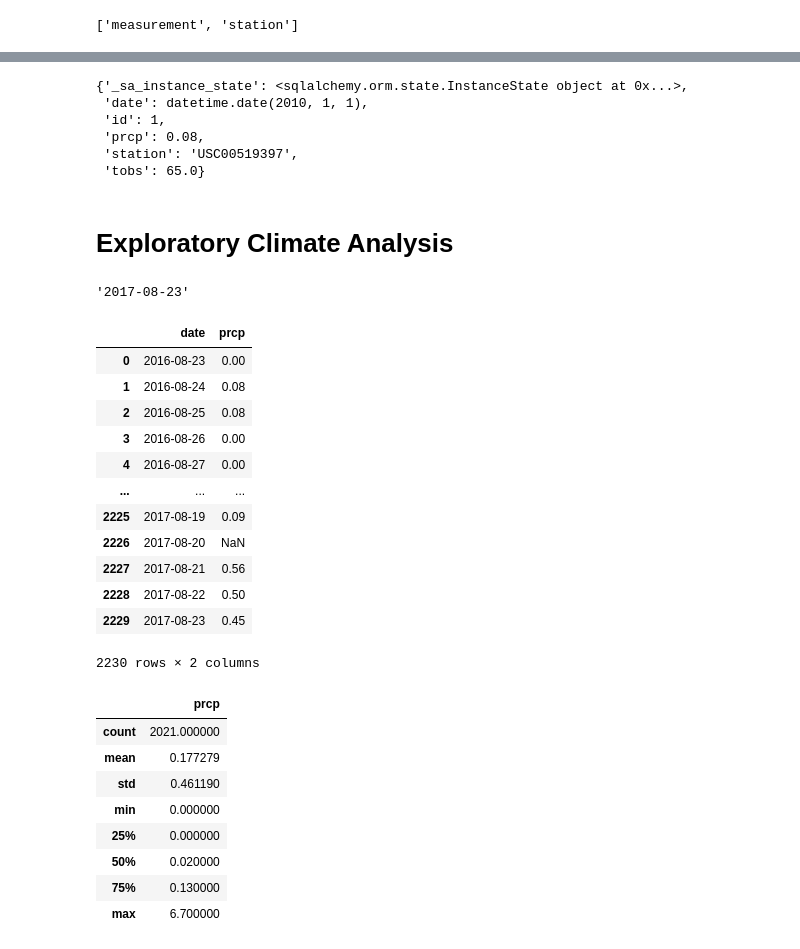
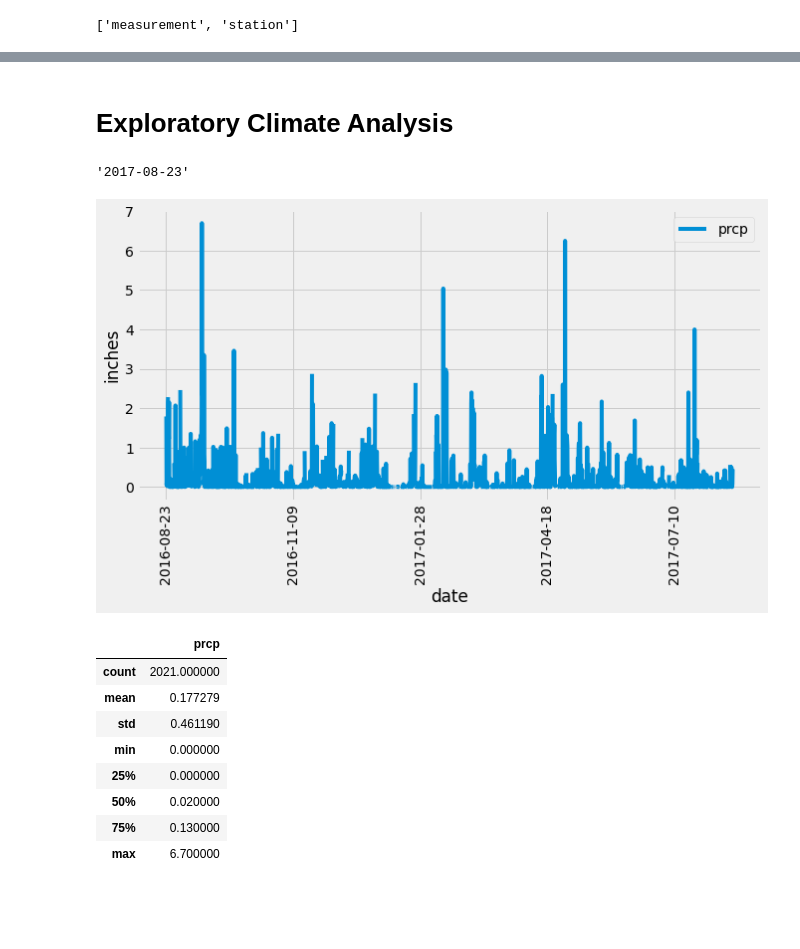
Before and after one commit to rchaynie/sqlalchemy-challenge, a Jupyter notebook: climate_starter.ipynb, the cells around one changed output, grey strips where cells are left out. Drawn from its saved outputs; the diff is of its cells as text; code cells hidden in the pictures; blank space fills up the shorter version.

Commit message:
fixed graph, remove unneccesary code

```diff
--- a/climate_starter.ipynb
+++ b/climate_starter.ipynb
@@ -82,4 +43,0 @@ class station(Base):
-# %%
-results_s=session.query(station).limit(1).all()
-for row in results_s:
-    pprint(row.__dict__)
@@ -94,12 +43,0 @@ for row in results_s:
-# %%
-# We can view all of the classes that automap found
-results_m=session.query(measurement).limit(1).all()
-for row in results_m:
-    pprint(row.__dict__)
-# %% [output]
-{'_sa_instance_state': <sqlalchemy.orm.state.InstanceState object at 0x...>,
- 'date': datetime.date(2010, 1, 1),
- 'id': 1,
- 'prcp': 0.08,
- 'station': 'USC00519397',
- 'tobs': 65.0}
@@ -108,38 +44,42 @@ for row in results_m:
 # %% [markdown]
 # Exploratory Climate Analysis
 # %%
+# Design a query to retrieve the last 12 months of precipitation data and plot the results
+# Calculate the date 1 year ago from the last data point in the database
+
 max_date=session.query(func.max(measurement.date)).all()[0]
 for row in max_date:
     pprint(row)
 
 one_year = dt.timedelta(days=365)
 
 min_date = dt.date(2017, 8, 23) - one_year
 
 min_date
 
+
+
+# Perform a query to retrieve the data and precipitation scores
+
+
+
 lasy_year_prcp=session.query(measurement.date, measurement.prcp).filter(measurement.date >= min_date).all()
 
-# for row in result:
-#     pprint(row.__dict__)
+
 
 
 # Save the query results as a Pandas DataFrame and set the index to the date column
 
 prcp_df=pd.DataFrame(lasy_year_prcp)
+prcp_df=prcp_df.set_index("date").sort_values("date")
 prcp_df
+# Sort the dataframe by date
+
+# Use Pandas Plotting with Matplotlib to plot the data
+prcp_df.plot(rot=90, figsize=(10,5))
+plt.ylabel("inches")
+plt.xlabel("date")
+plt.show()
 # %% [output]
 '2017-08-23'
-|  | date | prcp |
-| 0 | 2016-08-23 | 0.00 |
-| 1 | 2016-08-24 | 0.08 |
-| 2 | 2016-08-25 | 0.08 |
-| 3 | 2016-08-26 | 0.00 |
-| 4 | 2016-08-27 | 0.00 |
-| ... | ... | ... |
-| 2225 | 2017-08-19 | 0.09 |
-| 2226 | 2017-08-20 | NaN |
-| 2227 | 2017-08-21 | 0.56 |
-| 2228 | 2017-08-22 | 0.50 |
-| 2229 | 2017-08-23 | 0.45 |
-2230 rows × 2 columns
+[figure, added]
```
Also changed, not shown: parts of 5 cells of this notebook.
